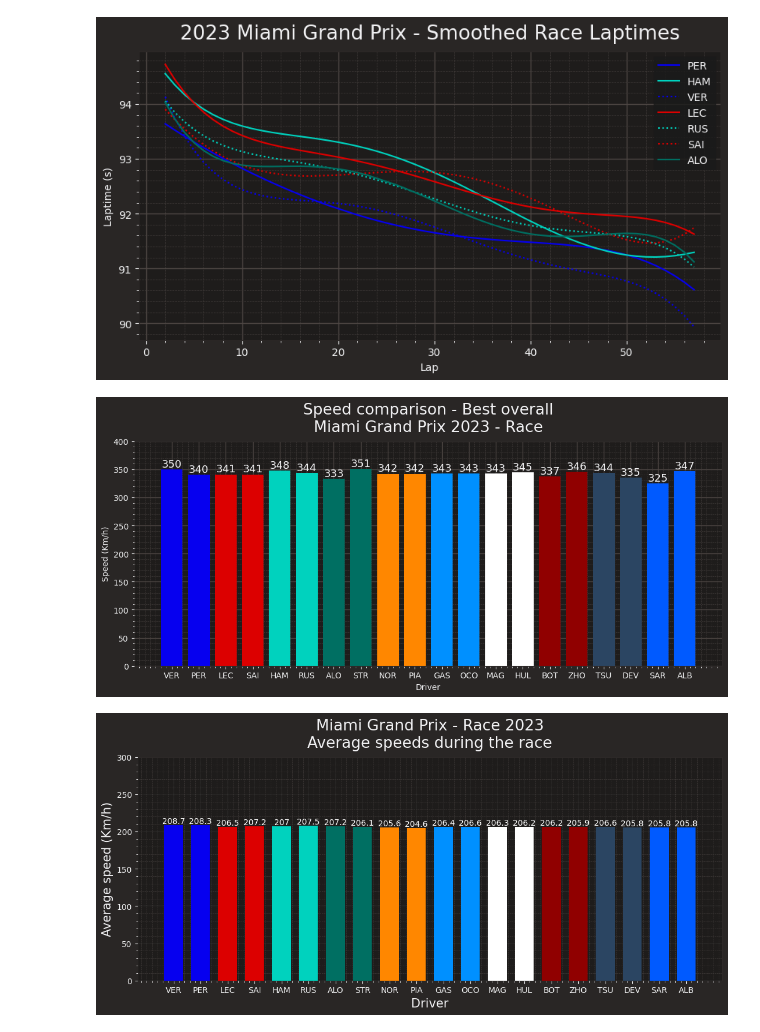
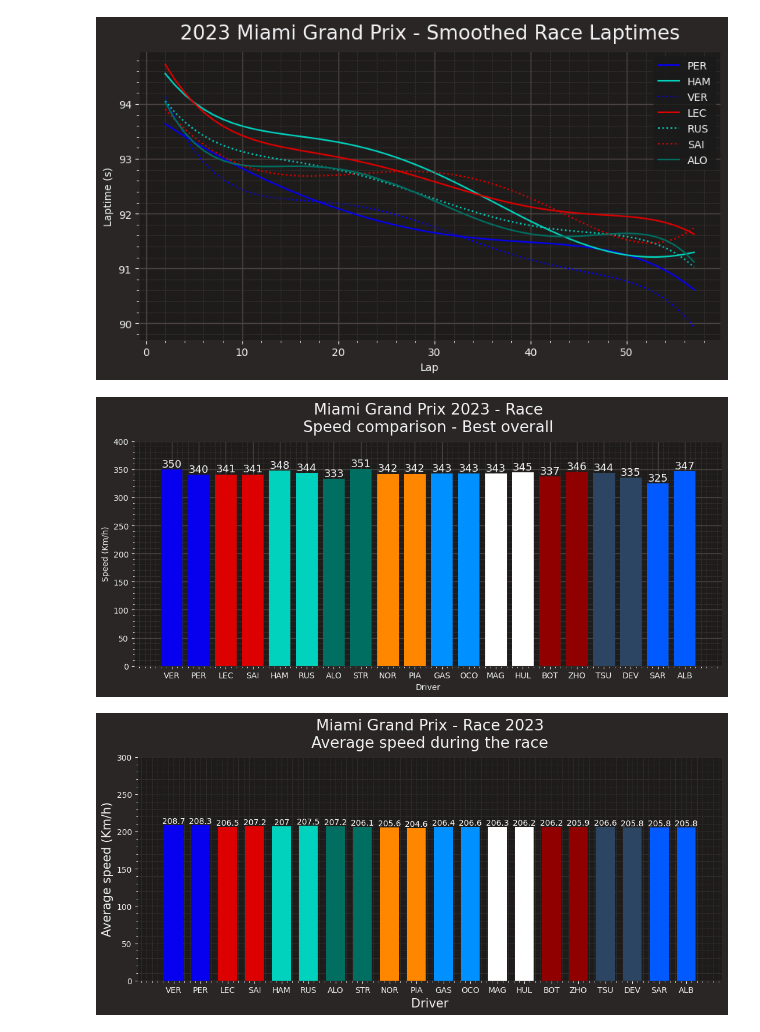
Before and after one commit to Rick8998/Miami2023F1, a Jupyter notebook: SessionAnalysis/race.ipynb, the cells around one changed output. Cells and saved outputs as stored; diff of their text form; code cells hidden in the pictures.

```diff
--- a/SessionAnalysis/race.ipynb
+++ b/SessionAnalysis/race.ipynb
@@ -63,7 +63,7 @@ for driver in drivers_to_visualize:
     ax.set(xlabel = 'Lap')
 
     # Set title
-    ax.set_title(f"{race.event.year} {race.event.EventName} - {race.name} Laptimes\n")
+    ax.set_title(f"{race.event.year} {race.event.EventName} - {race.name} Laptimes")
 
     # Generate legend
     ax.legend()
@@ -141,36 +141,35 @@ fp_laps = race_laps.loc[(race_laps['PitOutTime'].isnull() & race_laps['PitInTime
 #dizionario dove inerirò tutte le massime velocità, le chiavi sono i nom dei piloti
 max_speed_dict = dict.fromkeys(drivers)
 
 for driver in drivers:
         max_speed_dict[driver] = max(fp_laps.pick_driver(driver).get_car_data()['Speed'])
 
 team_color_drvrs = ['VER', 'PER', 'LEC', 'SAI', 'HAM', 'RUS', 'ALO', 'STR', 'NOR', 'PIA', 'GAS', 'OCO', 'MAG', 'HUL', 'BOT', 'ZHO', 'TSU', 'DEV', 'SAR', 'ALB']
 team_colors = [ff1.plotting.team_color('RedBull'),ff1.plotting.team_color('RedBull'),
                ff1.plotting.team_color('Ferrari'), ff1.plotting.team_color('Ferrari'),
                ff1.plotting.team_color('Mercedes'), ff1.plotting.team_color('Mercedes'),
                ff1.plotting.team_color('Aston Martin'), ff1.plotting.team_color('Aston Martin'),
                ff1.plotting.team_color('McLaren'), ff1.plotting.team_color('McLaren'),
                ff1.plotting.team_color('Alpine'), ff1.plotting.team_color('Alpine'),
                ff1.plotting.team_color('Haas'), ff1.plotting.team_color('Haas'),
                ff1.plotting.team_color('Alfa Romeo'), ff1.plotting.team_color('Alfa Romeo'),
                ff1.plotting.team_color('Alpha Tauri'), ff1.plotting.team_color('Alpha Tauri'),
                ff1.plotting.team_color('Williams'), ff1.plotting.team_color('Williams'),]
 
 max_speed_dict_ordered = OrderedDict((k, max_speed_dict[k]) for k in team_color_drvrs)
 max_speed_dict_ordered = dict(max_speed_dict_ordered)
 fig, ax = plt.subplots(figsize=(13, 5))
 ff1.plotting.setup_mpl()
 plt.bar_label(plt.bar(range(len(max_speed_dict_ordered)), list(max_speed_dict_ordered.values()), align='center', color=team_colors), fontsize = 13)
 plt.xticks(range(len(max_speed_dict_ordered)), list(max_speed_dict_ordered.keys()))
 plt.yticks(range(0, 450, 50))
-plt.title(f"Speed comparison - Best overall\n"
-          f"{race.event['EventName']} {race.event.year} - {race.name}")
+plt.title(f"{race.event['EventName']} {race.event.year} - {race.name}\n"f"Speed comparison - Best overall")
 
 plt.xlabel('Driver', fontsize=10)
 plt.ylabel('Speed (Km/h)', fontsize=10)
 plt.show()
 # %% [output]
-[figure, old version]
+[figure, new version]
 # %%
 drivers = pd.unique(race.laps['Driver'])
 #elimino i tempi in cui i piloti erano in giro in o out
@@ -201,10 +200,10 @@ mean_speed_dict_ordered = dict(mean_speed_dict_ordered)
 ff1.plotting.setup_mpl()
 fig, ax = plt.subplots(figsize=(13, 5))
 plt.bar_label(plt.bar(list(mean_speed_dict_ordered.keys()), list(mean_speed_dict_ordered.values()), color = team_colors, width=0.7), fontsize = 10, color = 'white')
-plt.title(f"{race.event.EventName} - {race.name} {race.event.year}\nAverage speeds during the race")
+plt.title(f"{race.event.EventName} - {race.name} {race.event.year}\nAverage speed during the race")
 plt.xlabel("Driver", fontsize=15)
 plt.ylabel("Average speed (Km/h)", fontsize=15)
 plt.yticks(range(0, 350, 50))
 plt.grid(color = 'grey', linestyle = ':', linewidth = 0.3)
 # %% [output]
-[figure, old version]
+[figure, new version]
```
Also changed, not shown: parts of 1 cell of this notebook.
